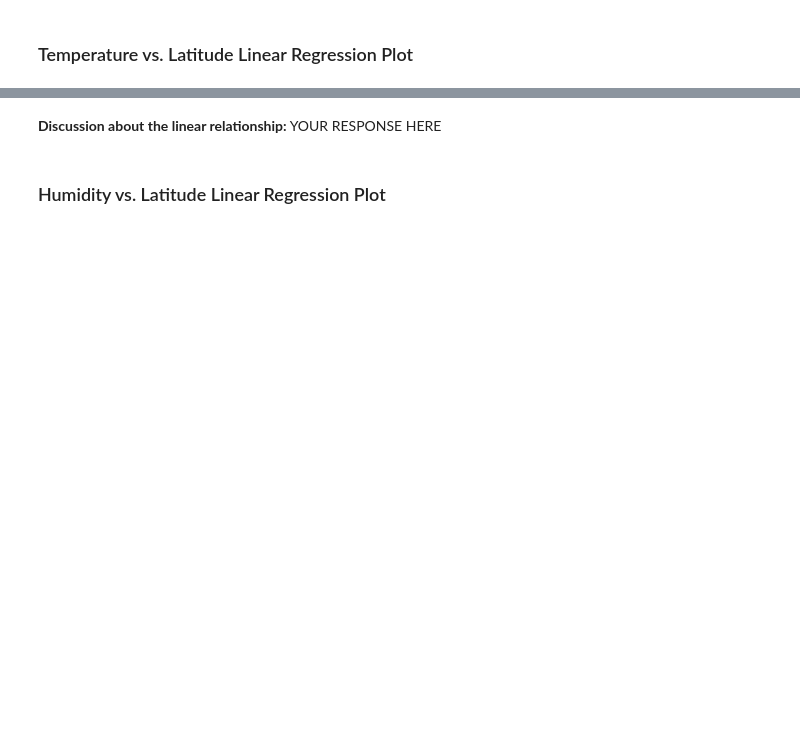
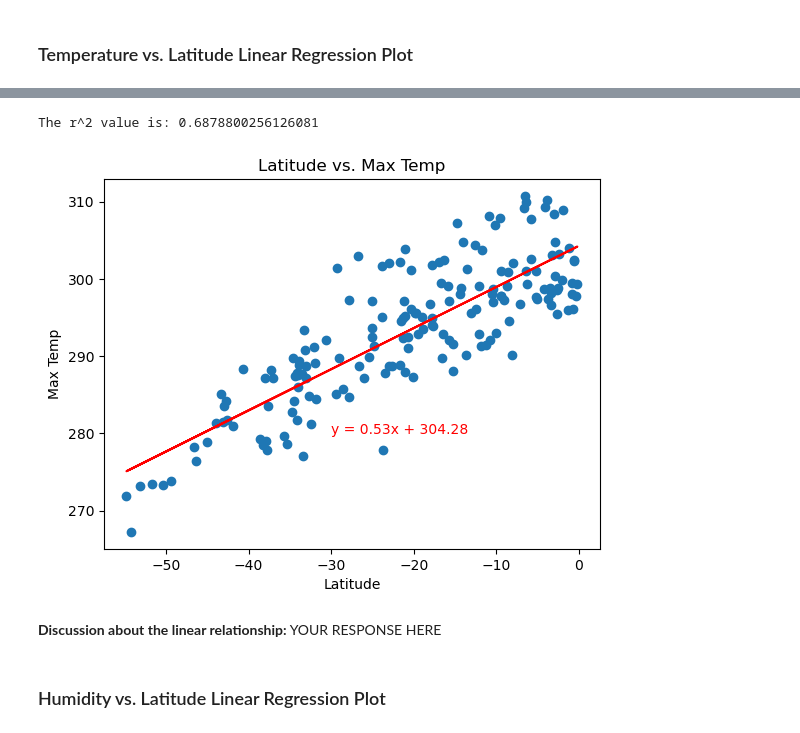
Before and after one commit to Kadeeza/python-api-challenge, a Jupyter notebook: WeatherPy/WeatherPy.ipynb, the cells around one changed output, grey strips where cells are left out. Saved outputs shown, nothing was run; the diff lists cells and outputs as text; code cells hidden in the pictures; blank space fills up the shorter version.

```diff
--- a/WeatherPy/WeatherPy.ipynb
+++ b/WeatherPy/WeatherPy.ipynb
@@ -357,5 +337,14 @@ southern_hemi_df.head()
 # %% [markdown]
 ###  Temperature vs. Latitude Linear Regression Plot
+# %%
+# define function to plot linear regression graphs
+
+def lingress_plot (x_values,y_values,rgres_values,x_label,y_label,chart_title):
+    plt.scatter(x_values,y_values)
+    plt.plot(x_values,rgres_values,"r-")
+    plt.xlabel(x_label)
+    plt.ylabel(y_label)
+    plt.title(chart_title)
 # %%
 # Linear regression on Northern Hemisphere
 regress_north = lin_regress(northern_hemi_df["Lat"],northern_hemi_df["Max Temp"])
@@ -391,3 +374,22 @@ The r^2-value is: 0.6720220238897325
+# %%
+# Linear regression on Southern Hemisphere
+
+regress_south = lin_regress(southern_hemi_df["Lat"],southern_hemi_df["Max Temp"])
+regress_south_values = southern_hemi_df["Lat"] * regress_south["slope"] + regress_south["intercept"]
+
+# Printing correlation coefficient
+print (f'The r^2 value is: {regress_south["rvalue"]**2}')
+
+# Equation of the line
+south_maxtemp_eq = "y = " + str(round(regress_south["slope"],2)) + "x + " + str(round(regress_south["intercept"],2))
+
+# Plotting linear regression graph
+lingress_plot(southern_hemi_df["Lat"],southern_hemi_df["Max Temp"],regress_south_values,"Latitude","Max Temp","Latitude vs. Max Temp")
+plt.text(-30,280, south_maxtemp_eq , c='r')
+plt.show()
+# %% [output]
+The r^2 value is: 0.6878800256126081
+[figure, added]
 # %% [markdown]
 **Discussion about the linear relationship:** YOUR RESPONSE HERE
 # %% [markdown]
```
Also changed, not shown: parts of 29 cells of this notebook, 6 other files.
